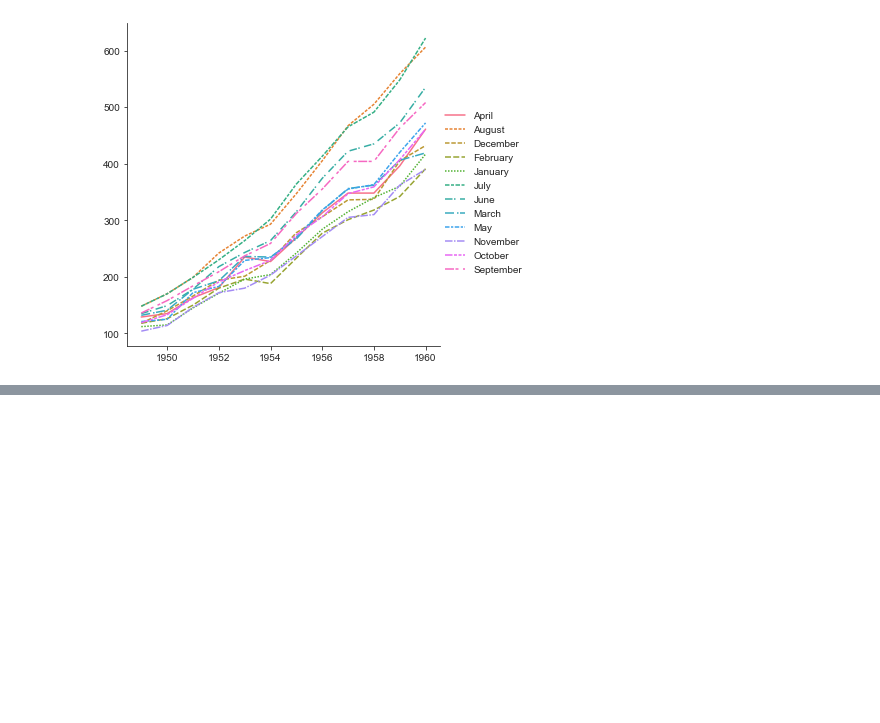
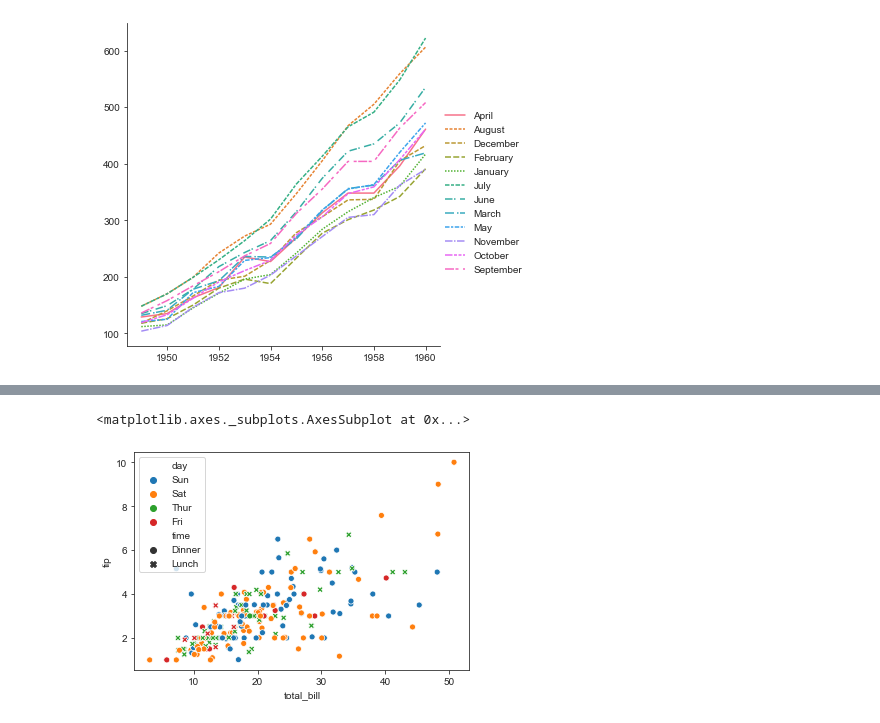
Before and after one commit to Crystal-girl/learning-seaborn, a Jupyter notebook: API Learning.ipynb, the cells around one changed output, grey strips where cells are left out. Saved outputs shown, nothing was run; the diff lists cells and outputs as text; code cells hidden in the pictures; blank space fills up the shorter version.

```diff
--- a/API Learning.ipynb
+++ b/API Learning.ipynb
@@ -254,0 +282,7 @@ sns.relplot(data=flights_wide, dashes=dashes, kind='line') # 针对参考代码
+# %%
+# Assigning hue and style to different variables will vary colors and markers independently.
+# 指定参数 style 与 参数 hue 不同，散点的颜色和标记是相互独立的。
+sns.scatterplot(data=tips, x='total_bill', y='tip', hue='day', style='time')
+# %% [output]
+<matplotlib.axes._subplots.AxesSubplot at 0x...>
+[figure, added]
```
Also changed, not shown: parts of 17 cells of this notebook.
